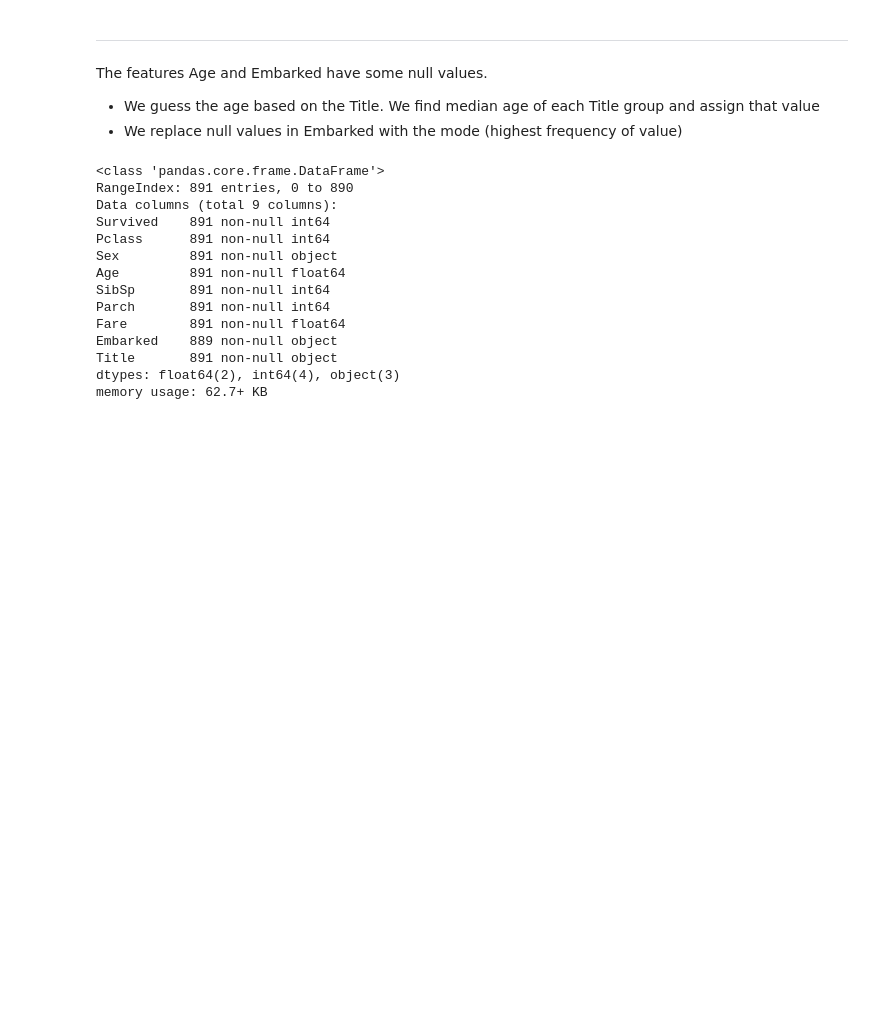
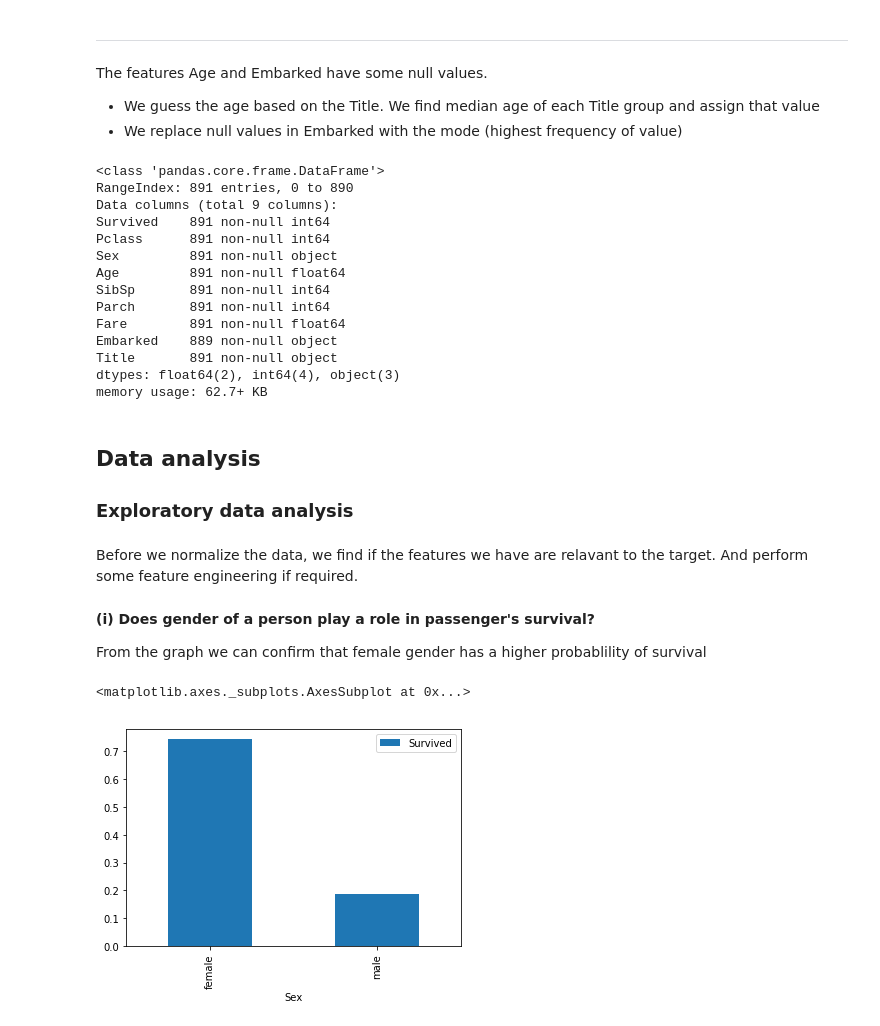
Before and after one commit to madhavhugar/Kaggle-Challenges, a Jupyter notebook: titanic-survival/src/analysis/titanic-survival-notebook.ipynb, the cells around one changed output. Drawn from its saved outputs; the diff is of its cells as text; code cells hidden in the pictures; blank space fills up the shorter version.

Commit message:
analysis graphs & categorical feature handling

```diff
--- a/titanic-survival/src/analysis/titanic-survival-notebook.ipynb
+++ b/titanic-survival/src/analysis/titanic-survival-notebook.ipynb
@@ -144,7 +145,8 @@ titanic_train.replace_null_embarked()
 print("")
 # %%
 # We replace null values in Age
-titanic_train.replace_null_age().info()
+df_cleaned = titanic_train.replace_null_age()
+df_cleaned.info()
 # %% [output]
 <class 'pandas.core.frame.DataFrame'>
 RangeIndex: 891 entries, 0 to 890
@@ -160,3 +162,22 @@ Embarked    889 non-null object
 Title       891 non-null object
 dtypes: float64(2), int64(4), object(3)
 memory usage: 62.7+ KB
+# %% [markdown]
+## Data analysis
+
+### Exploratory data analysis
+# %% [markdown]
+Before we normalize the data, we find if the features we have are relavant to the target. And perform some feature engineering if required.
+# %% [markdown]
+**(i) Does gender of a person play a role in passenger's survival?**
+
+From the graph we can confirm that female gender has a higher probablility of survival
+# %%
+df_cleaned[['Sex', 'Survived']]\
+    .groupby(by='Sex', as_index=True)\
+    .mean()\
+    .sort_values(by='Survived', ascending=False)\
+    .plot(kind='bar')
+# %% [output]
+<matplotlib.axes._subplots.AxesSubplot at 0x...>
+[figure, added]
```
Also changed, not shown: parts of 19 cells of this notebook.
